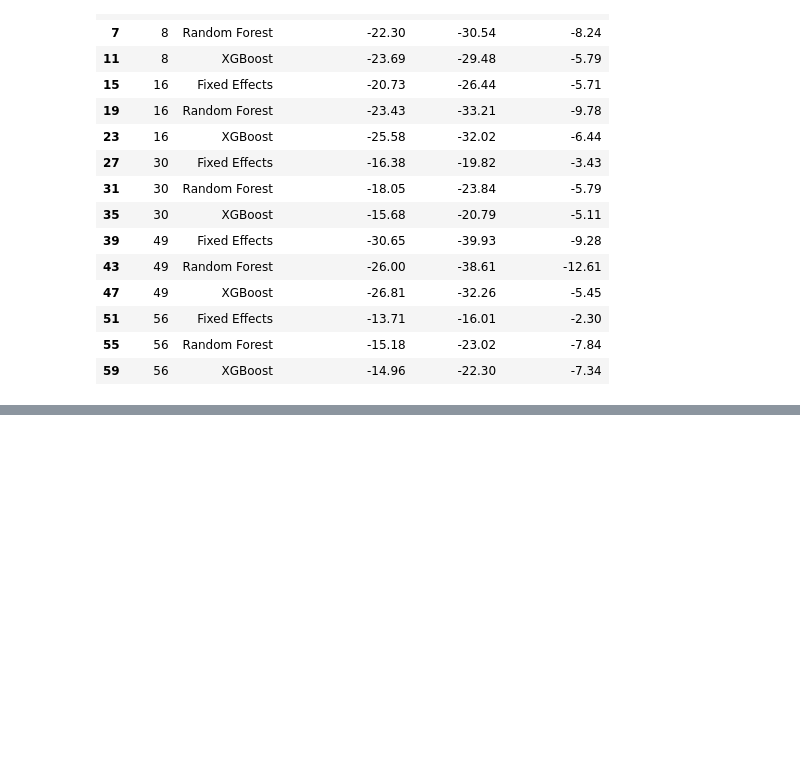
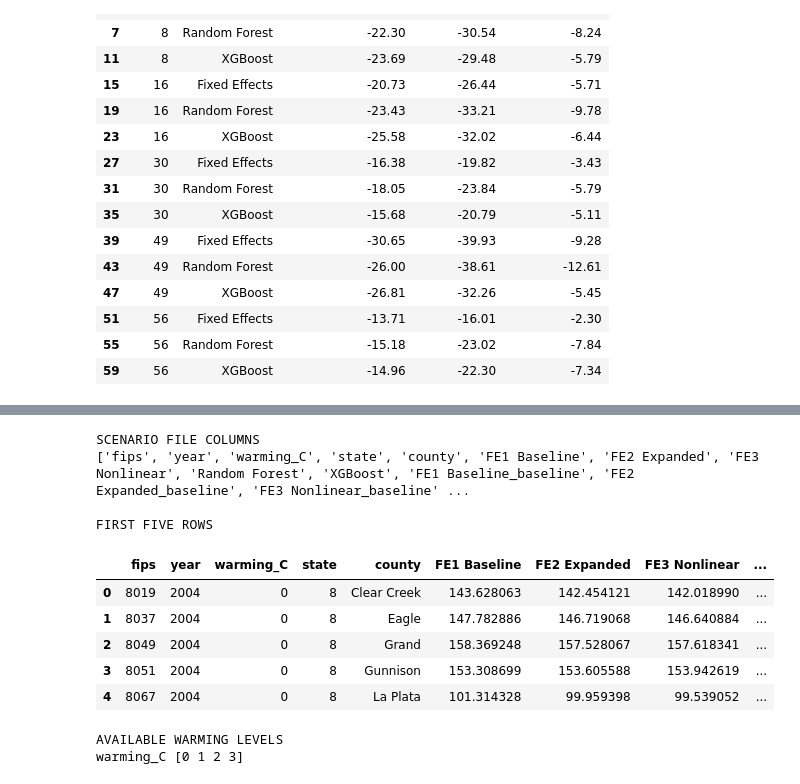
Before and after one commit to evasbenson/snow-ml-thesis, a Jupyter notebook: code/snow_model.ipynb, the cells around one changed output, grey strips where cells are left out. Cells and saved outputs as stored; diff of their text form; code cells hidden in the pictures; blank space fills up the shorter version.

```diff
--- a/code/snow_model.ipynb
+++ b/code/snow_model.ipynb
@@ -15594,0 +19470,16 @@ display(
+# %%
+print("Warming scenario observations:", len(warming_model_df))
+
+print("\nWarming levels:")
+print(warming_model_df["warming_C"].value_counts().sort_index())
+
+print("\nOctober–November precipitation available?")
+print("precip_on_2000m" in warming_model_df.columns)
+
+print("\nAvailable temperature variables:")
+for col in warming_model_df.columns:
+    if any(x in col for x in ["degree_days", "thaw_days", "tmin_", "tmax_"]):
+        print(col)
+
+print("\nSnow-cover target:")
+print("snow_adjusted_2000m" in warming_model_df.columns)
@@ -15594,0 +21151,38 @@ display(
+# %%
+import pandas as pd
+import numpy as np
+from pathlib import Path
+
+BASE = Path.home() / "Files/thesis/snow_ml/ml_model"
+
+SCENARIO_FILE = (
+    BASE
+    / "updated_warming_scenarios"
+    / "all_five_warming_predictions.csv"
+)
+
+scenarios = pd.read_csv(SCENARIO_FILE)
+
+print("SCENARIO FILE COLUMNS")
+print(scenarios.columns.tolist())
+
+print("\nFIRST FIVE ROWS")
+display(scenarios.head())
+
+print("\nAVAILABLE WARMING LEVELS")
+for col in scenarios.columns:
+    if "warming" in col.lower() or "scenario" in col.lower():
+        print(col, scenarios[col].dropna().unique()[:10])
+# %% [output]
+SCENARIO FILE COLUMNS
+['fips', 'year', 'warming_C', 'state', 'county', 'FE1 Baseline', 'FE2 Expanded', 'FE3 Nonlinear', 'Random Forest', 'XGBoost', 'FE1 Baseline_baseline', 'FE2 Expanded_baseline', 'FE3 Nonlinear_baseline' ...
+
+FIRST FIVE ROWS
+|  | fips | year | warming_C | state | county | FE1 Baseline | FE2 Expanded | FE3 Nonlinear | ... |
+| 0 | 8019 | 2004 | 0 | 8 | Clear Creek | 143.628063 | 142.454121 | 142.018990 | ... |
+| 1 | 8037 | 2004 | 0 | 8 | Eagle | 147.782886 | 146.719068 | 146.640884 | ... |
+| 2 | 8049 | 2004 | 0 | 8 | Grand | 158.369248 | 157.528067 | 157.618341 | ... |
+| 3 | 8051 | 2004 | 0 | 8 | Gunnison | 153.308699 | 153.605588 | 153.942619 | ... |
+| 4 | 8067 | 2004 | 0 | 8 | La Plata | 101.314328 | 99.959398 | 99.539052 | ... |
+AVAILABLE WARMING LEVELS
+warming_C [0 1 2 3]
```
Also changed, not shown: parts of 39 cells of this notebook, 57 other files.
